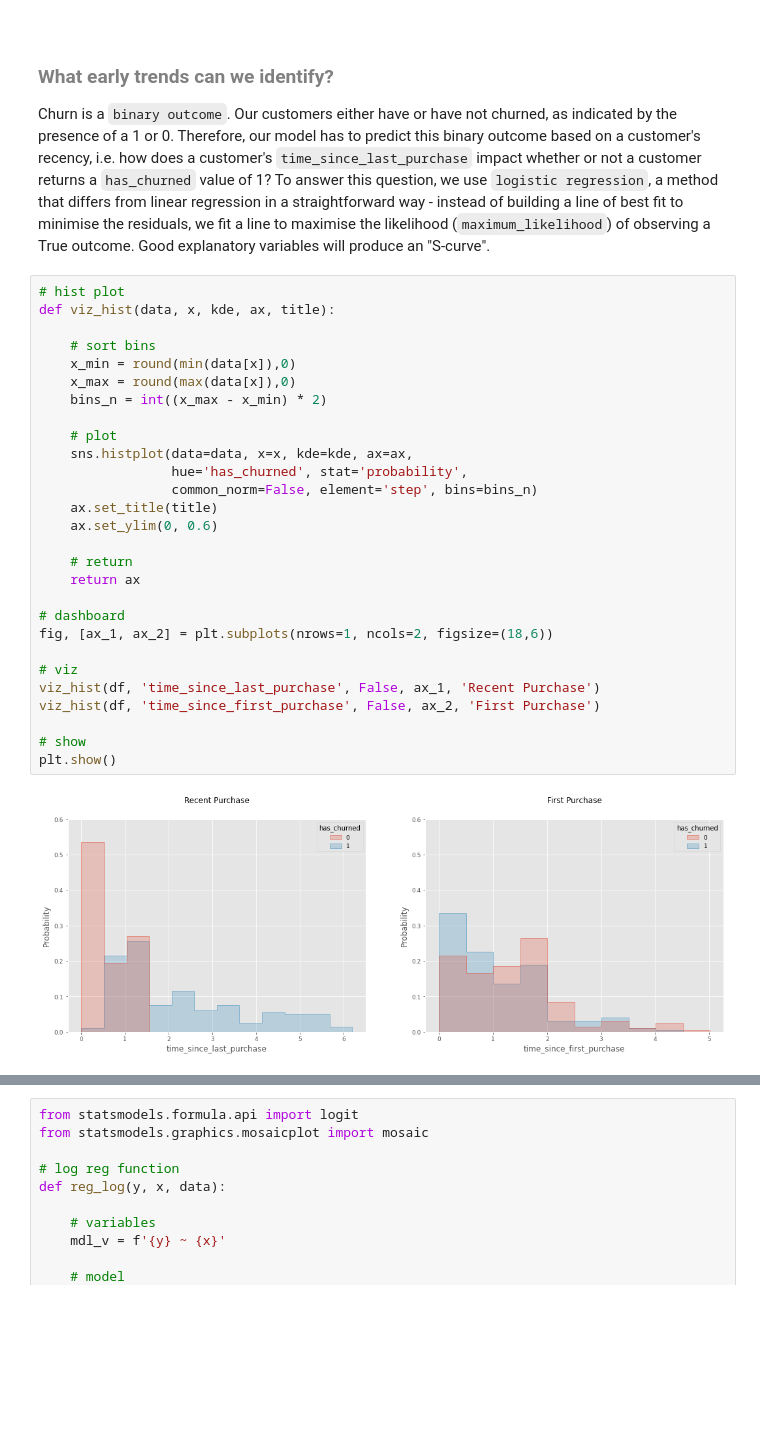
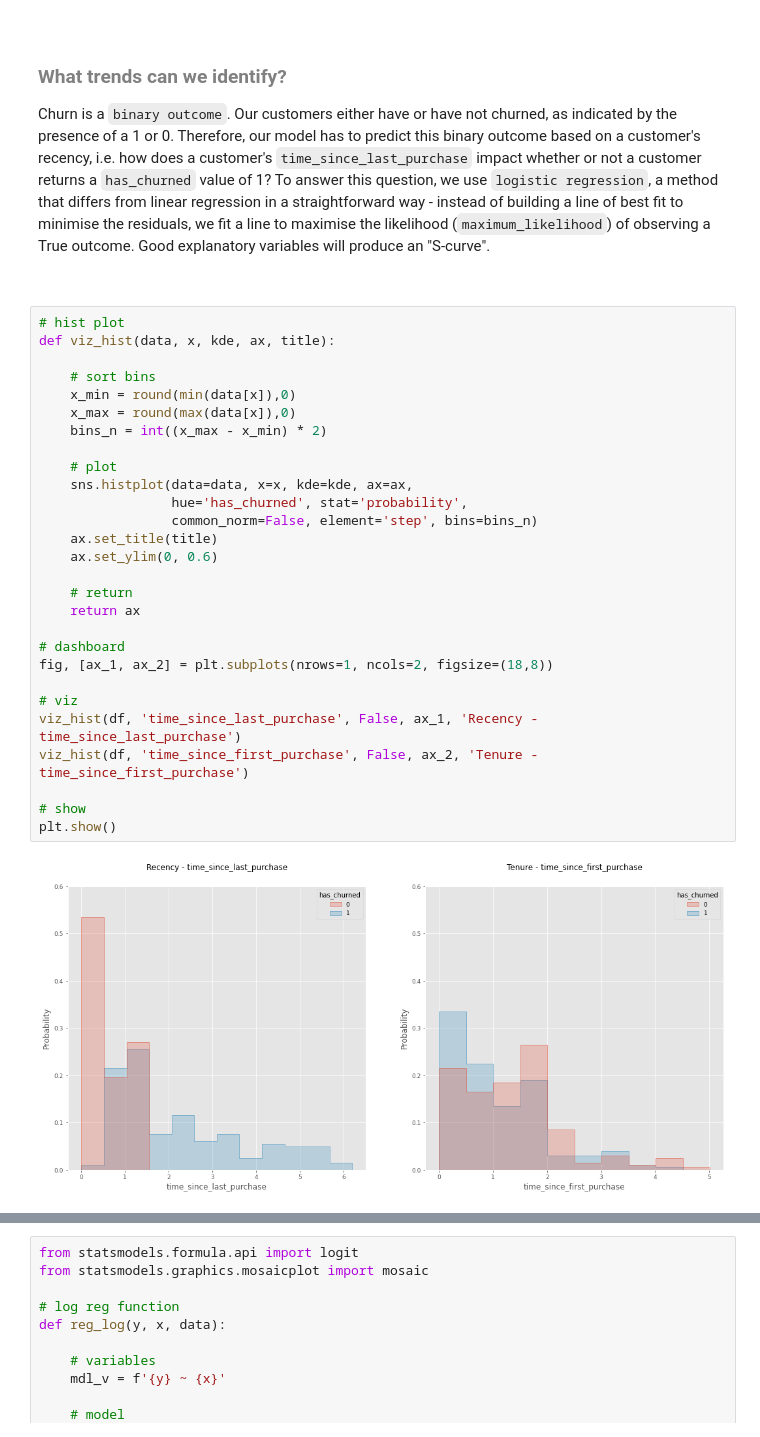
Before and after one commit to martin-mallon/Analysing-churn-using-logistic-regression-in-Python, a Jupyter notebook: Churn/Churn_analysis.ipynb, the cells around one changed output, grey strips where cells are left out. Saved outputs shown, nothing was run; the diff lists cells and outputs as text; blank space fills up the shorter version.

```diff
--- a/Churn/Churn_analysis.ipynb
+++ b/Churn/Churn_analysis.ipynb
@@ -80,36 +84,38 @@ df.head(10)
 # %% [markdown]
 <br>
 
-<h3><font color='grey'>What early trends can we identify?</font></h3>
+<h3><font color='grey'>What trends can we identify?</font></h3>
 
 <p>Churn is a <code>binary outcome</code>. Our customers either have or have not churned, as indicated by the presence of a 1 or 0. Therefore, our model has to predict this binary outcome based on a customer's recency, i.e. how does a customer's <code>time_since_last_purchase</code> impact whether or not a customer returns a <code>has_churned</code> value of 1? To answer this question, we use <code>logistic regression</code>, a method that differs from linear regression in a straightforward way - instead of building a line of best fit to minimise the residuals, we fit a line to maximise the likelihood (<code>maximum_likelihood</code>) of observing a True outcome. Good explanatory variables will produce an "S-curve".</p>
+
+<br>
 # %%
 # hist plot
 def viz_hist(data, x, kde, ax, title):
 
     # sort bins
     x_min = round(min(data[x]),0)
     x_max = round(max(data[x]),0)
     bins_n = int((x_max - x_min) * 2)
 
     # plot
     sns.histplot(data=data, x=x, kde=kde, ax=ax,
                  hue='has_churned', stat='probability',
                  common_norm=False, element='step', bins=bins_n)
     ax.set_title(title)
     ax.set_ylim(0, 0.6)
 
     # return
     return ax
 
 # dashboard
-fig, [ax_1, ax_2] = plt.subplots(nrows=1, ncols=2, figsize=(18,6))
+fig, [ax_1, ax_2] = plt.subplots(nrows=1, ncols=2, figsize=(18,8))
 
 # viz
-viz_hist(df, 'time_since_last_purchase', False, ax_1, 'Recent Purchase')
-viz_hist(df, 'time_since_first_purchase', False, ax_2, 'First Purchase')
+viz_hist(df, 'time_since_last_purchase', False, ax_1, 'Recency - time_since_last_purchase')
+viz_hist(df, 'time_since_first_purchase', False, ax_2, 'Tenure - time_since_first_purchase')
 
 # show
 plt.show()
 # %% [output]
-[figure, old version]
+[figure, new version]
```
Also changed, not shown: parts of 29 cells of this notebook, 1 other file.
